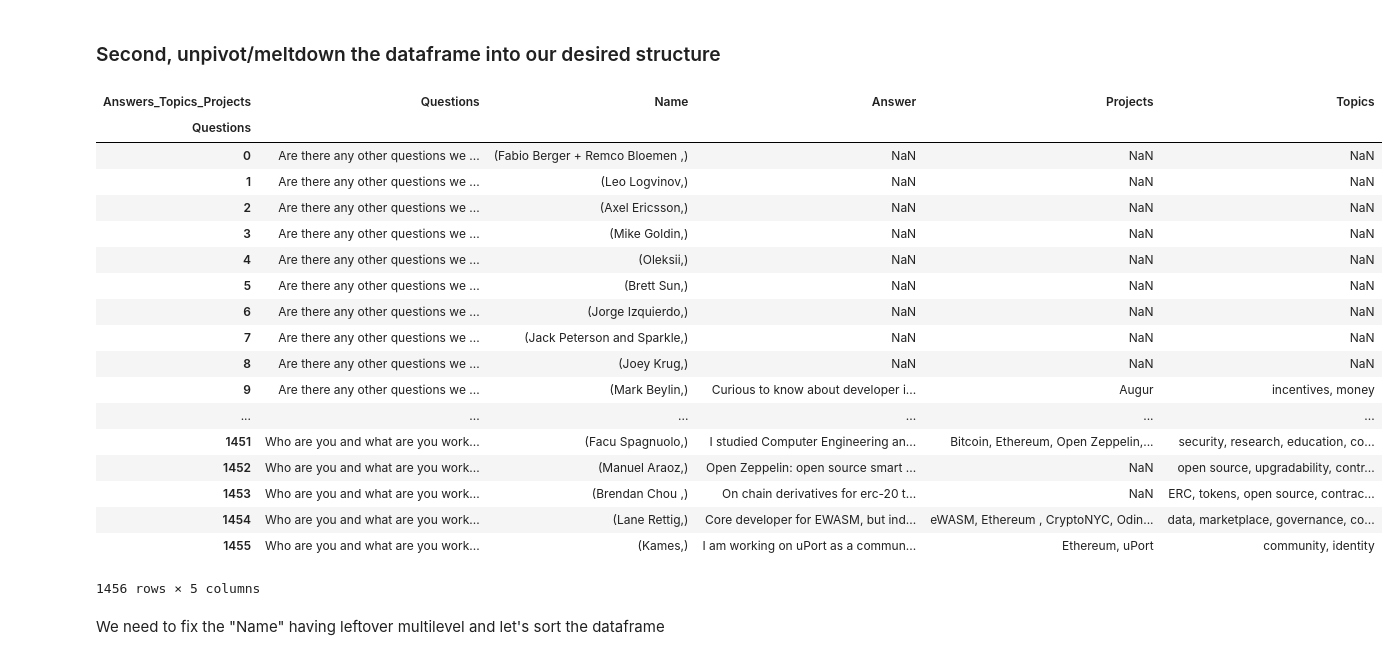
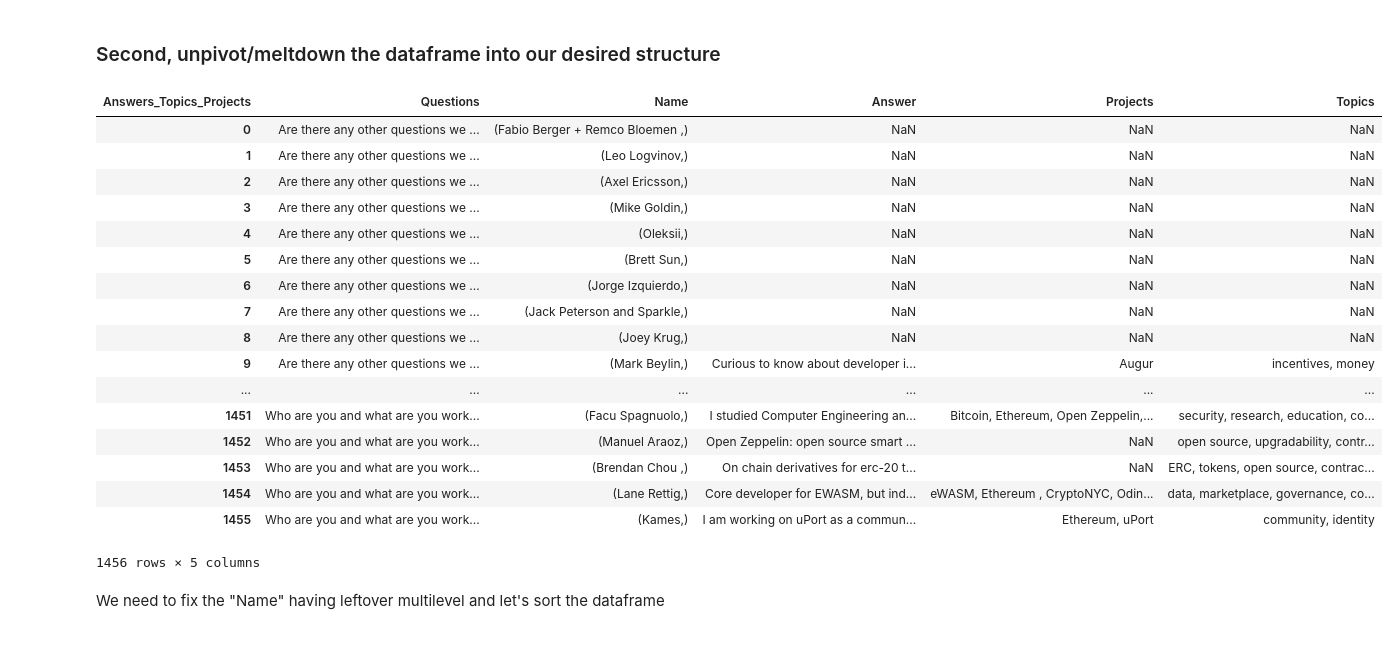
Before and after one commit to status-im/datasets, a Jupyter notebook: 201807_ETHPrize/ETHPrize_tagged_data_analysis.ipynb, the cells around one changed output. Cells and saved outputs as stored; diff of their text form; code cells hidden in the pictures.

```diff
--- a/201807_ETHPrize/ETHPrize_tagged_data_analysis.ipynb
+++ b/201807_ETHPrize/ETHPrize_tagged_data_analysis.ipynb
@@ -60,7 +60,7 @@ def getMultiCol(columns):
         qtp.append((columns[col_idx], 'Answer'))
         qtp.append((columns[col_idx], 'Topics'))
         qtp.append((columns[col_idx], 'Projects'))
-    return pd.MultiIndex.from_tuples(qtp, names=('Questions', 'Answers_Topics_Projects'))
+    return pd.MultiIndex.from_tuples(qtp, names=('Questions', 'id'))
 # %%
 # Check if we can get what we want for groups
 pd.DataFrame(df.drop('Name', axis = 1), columns = getMultiCol(df.columns))
@@ -107,11 +107,10 @@ df.head(10)
 # %% [markdown]
 ### Second, unpivot/meltdown the dataframe into our desired structure
 # %%
-cleaned = df.set_index('Name').unstack().unstack(level=1).reset_index().rename_axis('Questions')
+cleaned = df.set_index('Name').unstack().unstack(level=1).reset_index(drop=True)
 cleaned
 # %% [output]
 | Answers_Topics_Projects | Questions | Name | Answer | Projects | Topics |
-| Questions |  |  |  |  |  |
 | 0 | Are there any other questions we ... | (﻿Fabio Berger + Remco Bloemen ,) | NaN | NaN | NaN |
 | 1 | Are there any other questions we ... | (﻿Leo Logvinov,) | NaN | NaN | NaN |
 | 2 | Are there any other questions we ... | (﻿Axel Ericsson,) | NaN | NaN | NaN |
```
Also changed, not shown: parts of 1 cell of this notebook.
